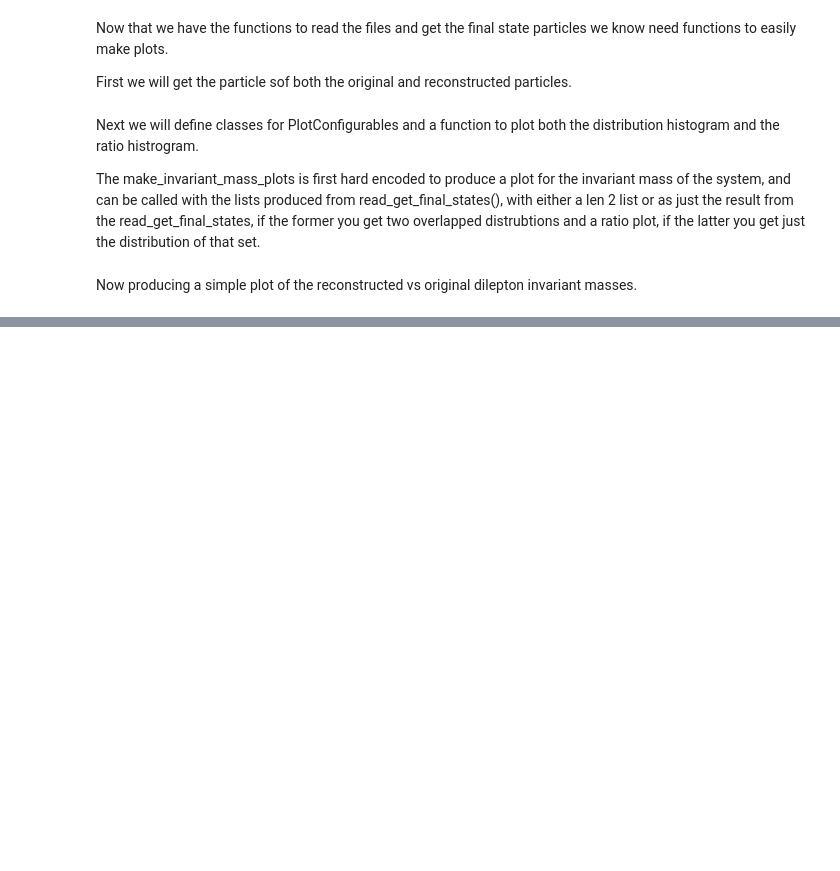
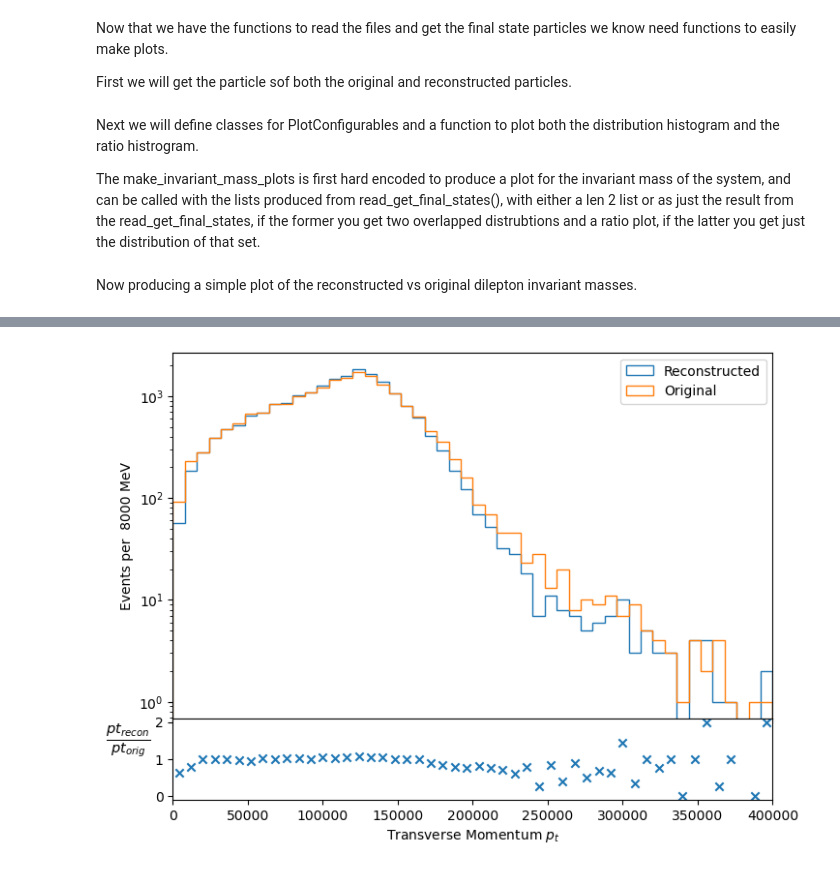
Before and after one commit to jackgoodsall/baler, a Jupyter notebook: HEPMCArea/Notebooks/final_state_plots.ipynb, the cells around one changed output, grey strips where cells are left out. Cells and saved outputs as stored; diff of their text form; code cells hidden in the pictures; blank space fills up the shorter version.

```diff
--- a/HEPMCArea/Notebooks/final_state_plots.ipynb
+++ b/HEPMCArea/Notebooks/final_state_plots.ipynb
@@ -259,0 +278,11 @@ make_invariant_mass_plots([reconstructed_particles, original_particles], hist_co
+# %%
+transvere_momentum_config = HistConfigurations(r"Transverse Momentum $p_t$",  r"Transverse Momentum $p_{t}$ MeV", "",
+                                           legend = True, range = (0, 400_000),
+                                           label = "Reconstructed", label_two = "Original",
+                                           bins = 50,
+
+                                           ratio_y_label = r"$\frac{pt_{recon}}{pt_{orig}}$")
+
+make_distribution_plots([reconstructed_particles, original_particles], calc_transverse_momentum, transvere_momentum_config)
+# %% [output]
+[figure, added]
```
Also changed, not shown: parts of 3 cells of this notebook.
